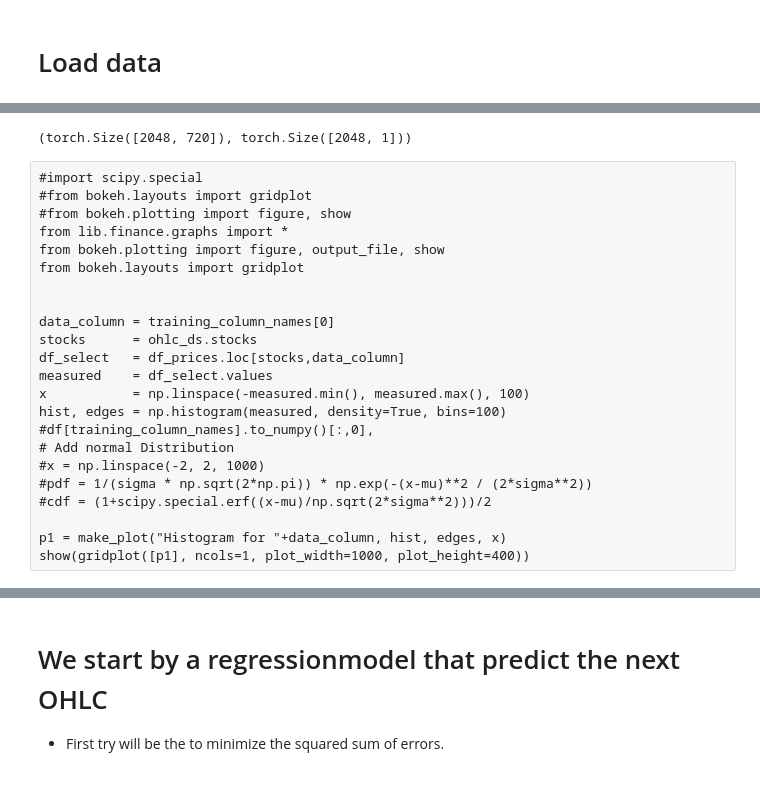
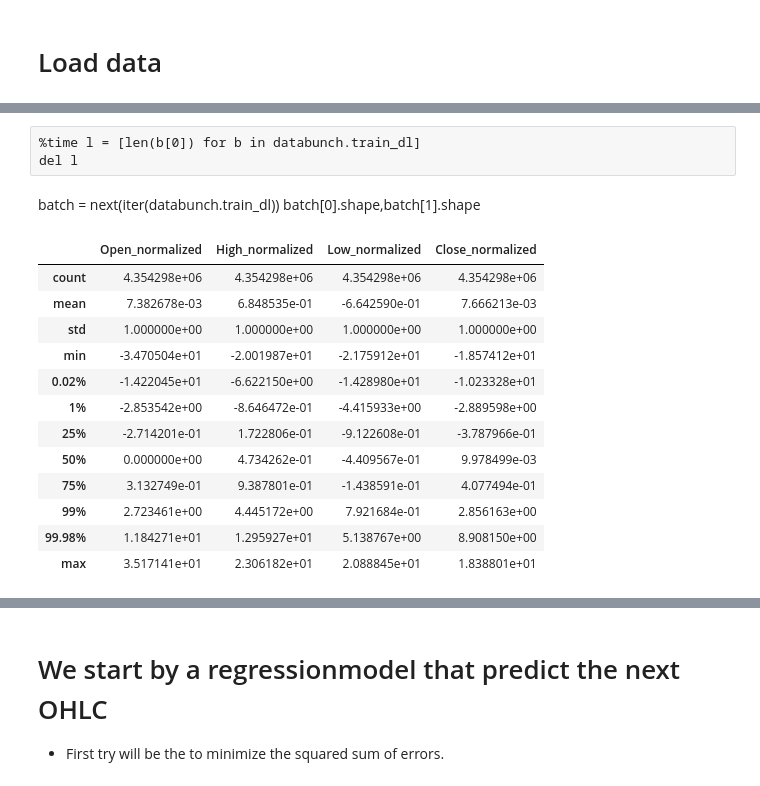
Before and after one commit to kasparlund/ai, a Jupyter notebook: fin_02_simfin_training.ipynb, the cells around one changed output, grey strips where cells are left out. Saved outputs shown, nothing was run; the diff lists cells and outputs as text; code cells hidden in the pictures.

```diff
--- a/fin_02_simfin_training.ipynb
+++ b/fin_02_simfin_training.ipynb
@@ -130,24 +169,27 @@ from lib.model.model import*
 from lib.model.modelmanager import*
 import torch.nn as nn
 
-seq_length = 360 #
-#seq_length = 64
-#each priceline has 4 datapoint:[OPEN,LOW,HIGH,CLOSE]
-#batchsize is the number of stocks processed in parallel
-#seq_length is the number of input days og stock priced used to estimate the next days prices
-training_column_names = [OPEN,CLOSE]#[OPEN,HIGH,LOW,CLOSE] #[OPEN,#CLOSE]
-df_prices, training_column_names = normalizeData(df_prices,training_column_names)
+seq_length = 360
+training_columns = [CLOSE,OPEN]
+#mean is so close to zero so we only devide by std
+stats = df_prices.loc[validStocks].describe(percentiles=[0.0002, 0.01, 0.25, 0.75, 0.99, 0.9998])
+df_prices, normalized_columns = normalizeData(df_prices,stats)
 
-ohlc_ds = OHLCDatasetClose(df_prices, stocks=validStocks, column_names=training_column_names, seq_length=seq_length)
+#truncate extrems
+stats = df_prices.loc[validStocks,normalized_columns].describe(percentiles=[0.0002, 0.01, 0.25, 0.75, 0.99, 0.9998])
+df_prices = truncateExtremes(df_prices,normalized_columns, stats, "1%", "99%")
+
+training_columns = [CLOSE_NORM,OPEN_NORM]
+ohlc_ds = OHLCDatasetClose(df_prices, stocks=validStocks, column_names=training_columns, seq_length=seq_length)
 ohlc_ds.initializeSquenzing()
+train_ds, test_ds = ohlc_ds.split2train_test(0.25)
+train_ds.changeAugmentation(mixing=0.5 )
 
-print(f"training columns = {training_column_names}")
-,
-train_ds, test_ds = ohlc_ds.split2train_test(0.25)
+print(f"training columns = {training_columns}")
 print(f"number of stocks, train stocks, test stocks: {len(ohlc_ds.stocks)}, {len(train_ds.stocks)}, {len(test_ds.stocks)}")
 
-databunch = DataBunch(train_ds.dataloader(batch_size=2048, shuffle=True,  num_workers=0, drop_last=True), \
-                      test_ds.dataloader( batch_size=4096, shuffle=False, num_workers=0, drop_last=False), \
+databunch = DataBunch(train_ds.dataloader(batch_size=2048, shuffle=True,  drop_last=True), \
+                      test_ds.dataloader( batch_size=4096, shuffle=False, drop_last=False), \
                       c_in=len(ohlc_ds.column_names), c_out=len(ohlc_ds.column_names))
 
 #batch = next(iter(databunch.train_dl))
@@ -171,28 +207,22 @@ Wall time: 1min 11s
-# %%
-batch = next(iter(databunch.train_dl))
-batch[0].shape,batch[1].shape
-# %% [output]
-(torch.Size([2048, 720]), torch.Size([2048, 1]))
-# %% [raw]
-#import scipy.special
-#from bokeh.layouts import gridplot
-#from bokeh.plotting import figure, show
-from lib.finance.graphs import *
-from bokeh.plotting import figure, output_file, show
-from bokeh.layouts import gridplot
-
-
-data_column = training_column_names[0]
-stocks      = ohlc_ds.stocks
-df_select   = df_prices.loc[stocks,data_column]
-measured    = df_select.values
-x           = np.linspace(-measured.min(), measured.max(), 100)
-hist, edges = np.histogram(measured, density=True, bins=100)
-#df[training_column_names].to_numpy()[:,0],
-# Add normal Distribution
-#x = np.linspace(-2, 2, 1000)
-#pdf = 1/(sigma * np.sqrt(2*np.pi)) * np.exp(-(x-mu)**2 / (2*sigma**2))
-#cdf = (1+scipy.special.erf((x-mu)/np.sqrt(2*sigma**2)))/2
-
-p1 = make_plot("Histogram for "+data_column, hist, edges, x)
-show(gridplot([p1], ncols=1, plot_width=1000, plot_height=400))
+# %% [raw]
+%time l = [len(b[0]) for b in databunch.train_dl]
+del l
+# %% [markdown]
+batch = next(iter(databunch.train_dl))
+batch[0].shape,batch[1].shape
+# %%
+stats
+# %% [output]
+|  | Open_normalized | High_normalized | Low_normalized | Close_normalized |
+| count | 4.354298e+06 | 4.354298e+06 | 4.354298e+06 | 4.354298e+06 |
+| mean | 7.382678e-03 | 6.848535e-01 | -6.642590e-01 | 7.666213e-03 |
+| std | 1.000000e+00 | 1.000000e+00 | 1.000000e+00 | 1.000000e+00 |
+| min | -3.470504e+01 | -2.001987e+01 | -2.175912e+01 | -1.857412e+01 |
+| 0.02% | -1.422045e+01 | -6.622150e+00 | -1.428980e+01 | -1.023328e+01 |
+| 1% | -2.853542e+00 | -8.646472e-01 | -4.415933e+00 | -2.889598e+00 |
+| 25% | -2.714201e-01 | 1.722806e-01 | -9.122608e-01 | -3.787966e-01 |
+| 50% | 0.000000e+00 | 4.734262e-01 | -4.409567e-01 | 9.978499e-03 |
+| 75% | 3.132749e-01 | 9.387801e-01 | -1.438591e-01 | 4.077494e-01 |
+| 99% | 2.723461e+00 | 4.445172e+00 | 7.921684e-01 | 2.856163e+00 |
+| 99.98% | 1.184271e+01 | 1.295927e+01 | 5.138767e+00 | 8.908150e+00 |
+| max | 3.517141e+01 | 2.306182e+01 | 2.088845e+01 | 1.838801e+01 |
```
Also changed, not shown: parts of 25 cells of this notebook, 3 other files.
